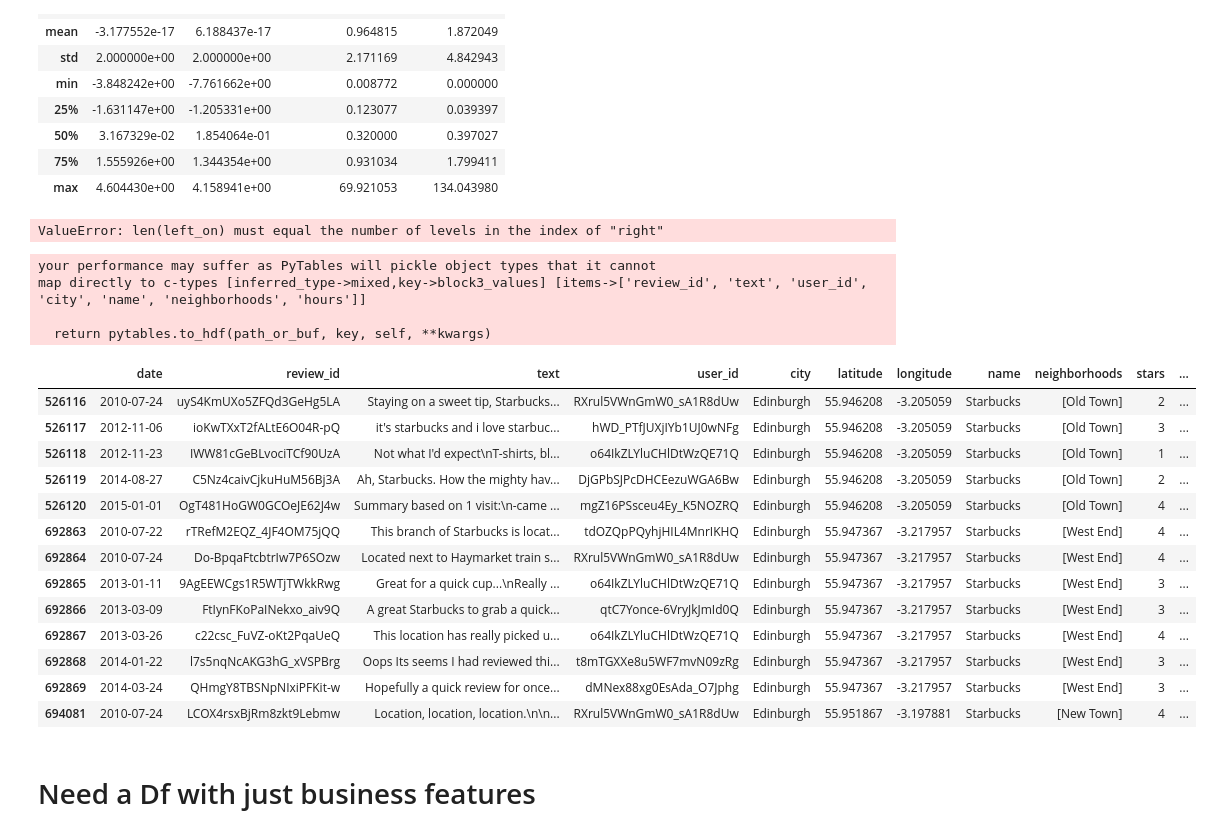
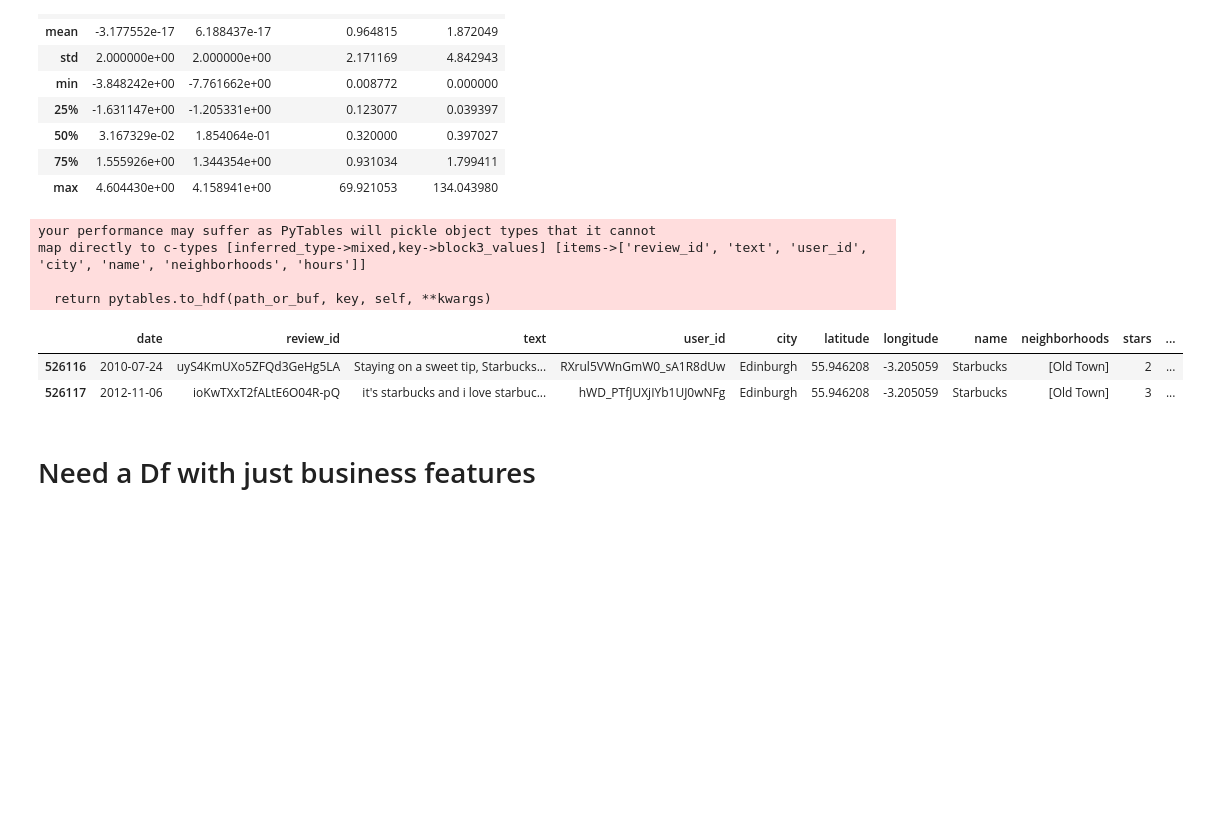
Before and after one commit to Will-So/Location-Win, a Jupyter notebook: notebooks/measuring_success.ipynb, the cells around one changed output. Cells and saved outputs as stored; diff of their text form; code cells hidden in the pictures; blank space fills up the shorter version.

```diff
--- a/notebooks/measuring_success.ipynb
+++ b/notebooks/measuring_success.ipynb
@@ -240,10 +232,6 @@ df.describe()
 success = df['success_metric']
 # %%
 del combined_data['success_metric']
-# %%
-combined_data = combined_data.join(success, on=['name', 'latitude'])
-# %% [output]
-ValueError: len(left_on) must equal the number of levels in the index of "right"
 # %%
 combined_data.to_hdf('../data/d_success', 'df')
 # %% [output]
@@ -252,22 +240,11 @@ map directly to c-types [inferred_type->mixed,key->block3_values] [items->['revi
 
   return pytables.to_hdf(path_or_buf, key, self, **kwargs)
 # %%
-combined_data[combined_data.name == 'Starbucks']
+combined_data[combined_data.name == 'Starbucks'].head(2)
 # %% [output]
 |  | date | review_id | text | user_id | city | latitude | longitude | name | neighborhoods | stars | ... |
 | 526116 | 2010-07-24 | uyS4KmUXo5ZFQd3GeHg5LA | Staying on a sweet tip, Starbucks... | RXrul5VWnGmW0_sA1R8dUw | Edinburgh | 55.946208 | -3.205059 | Starbucks | [Old Town] | 2 | ... |
 | 526117 | 2012-11-06 | ioKwTXxT2fALtE6O04R-pQ | it's starbucks and i love starbuc... | hWD_PTfJUXjIYb1UJ0wNFg | Edinburgh | 55.946208 | -3.205059 | Starbucks | [Old Town] | 3 | ... |
-| 526118 | 2012-11-23 | IWW81cGeBLvociTCf90UzA | Not what I'd expect\nT-shirts, bl... | o64IkZLYluCHlDtWzQE71Q | Edinburgh | 55.946208 | -3.205059 | Starbucks | [Old Town] | 1 | ... |
-| 526119 | 2014-08-27 | C5Nz4caivCjkuHuM56Bj3A | Ah, Starbucks. How the mighty hav... | DjGPbSJPcDHCEezuWGA6Bw | Edinburgh | 55.946208 | -3.205059 | Starbucks | [Old Town] | 2 | ... |
-| 526120 | 2015-01-01 | OgT481HoGW0GCOeJE62J4w | Summary based on 1 visit:\n-came ... | mgZ16PSsceu4Ey_K5NOZRQ | Edinburgh | 55.946208 | -3.205059 | Starbucks | [Old Town] | 4 | ... |
-| 692863 | 2010-07-22 | rTRefM2EQZ_4JF4OM75jQQ | This branch of Starbucks is locat... | tdOZQpPQyhjHIL4MnrIKHQ | Edinburgh | 55.947367 | -3.217957 | Starbucks | [West End] | 4 | ... |
-| 692864 | 2010-07-24 | Do-BpqaFtcbtrIw7P6SOzw | Located next to Haymarket train s... | RXrul5VWnGmW0_sA1R8dUw | Edinburgh | 55.947367 | -3.217957 | Starbucks | [West End] | 4 | ... |
-| 692865 | 2013-01-11 | 9AgEEWCgs1R5WTjTWkkRwg | Great for a quick cup...\nReally ... | o64IkZLYluCHlDtWzQE71Q | Edinburgh | 55.947367 | -3.217957 | Starbucks | [West End] | 3 | ... |
-| 692866 | 2013-03-09 | FtIynFKoPaINekxo_aiv9Q | A great Starbucks to grab a quick... | qtC7Yonce-6VryJkJmId0Q | Edinburgh | 55.947367 | -3.217957 | Starbucks | [West End] | 3 | ... |
-| 692867 | 2013-03-26 | c22csc_FuVZ-oKt2PqaUeQ | This location has really picked u... | o64IkZLYluCHlDtWzQE71Q | Edinburgh | 55.947367 | -3.217957 | Starbucks | [West End] | 4 | ... |
-| 692868 | 2014-01-22 | l7s5nqNcAKG3hG_xVSPBrg | Oops Its seems I had reviewed thi... | t8mTGXXe8u5WF7mvN09zRg | Edinburgh | 55.947367 | -3.217957 | Starbucks | [West End] | 3 | ... |
-| 692869 | 2014-03-24 | QHmgY8TBSNpNIxiPFKit-w | Hopefully a quick review for once... | dMNex88xg0EsAda_O7Jphg | Edinburgh | 55.947367 | -3.217957 | Starbucks | [West End] | 3 | ... |
-| 694081 | 2010-07-24 | LCOX4rsxBjRm8zkt9Lebmw | Location, location, location.\n\n... | RXrul5VWnGmW0_sA1R8dUw | Edinburgh | 55.951867 | -3.197881 | Starbucks | [New Town] | 4 | ... |
 # %% [markdown]
 # Need a Df with just business features
 # %%
```
Also changed, not shown: parts of 2 cells of this notebook, 1 other file.
